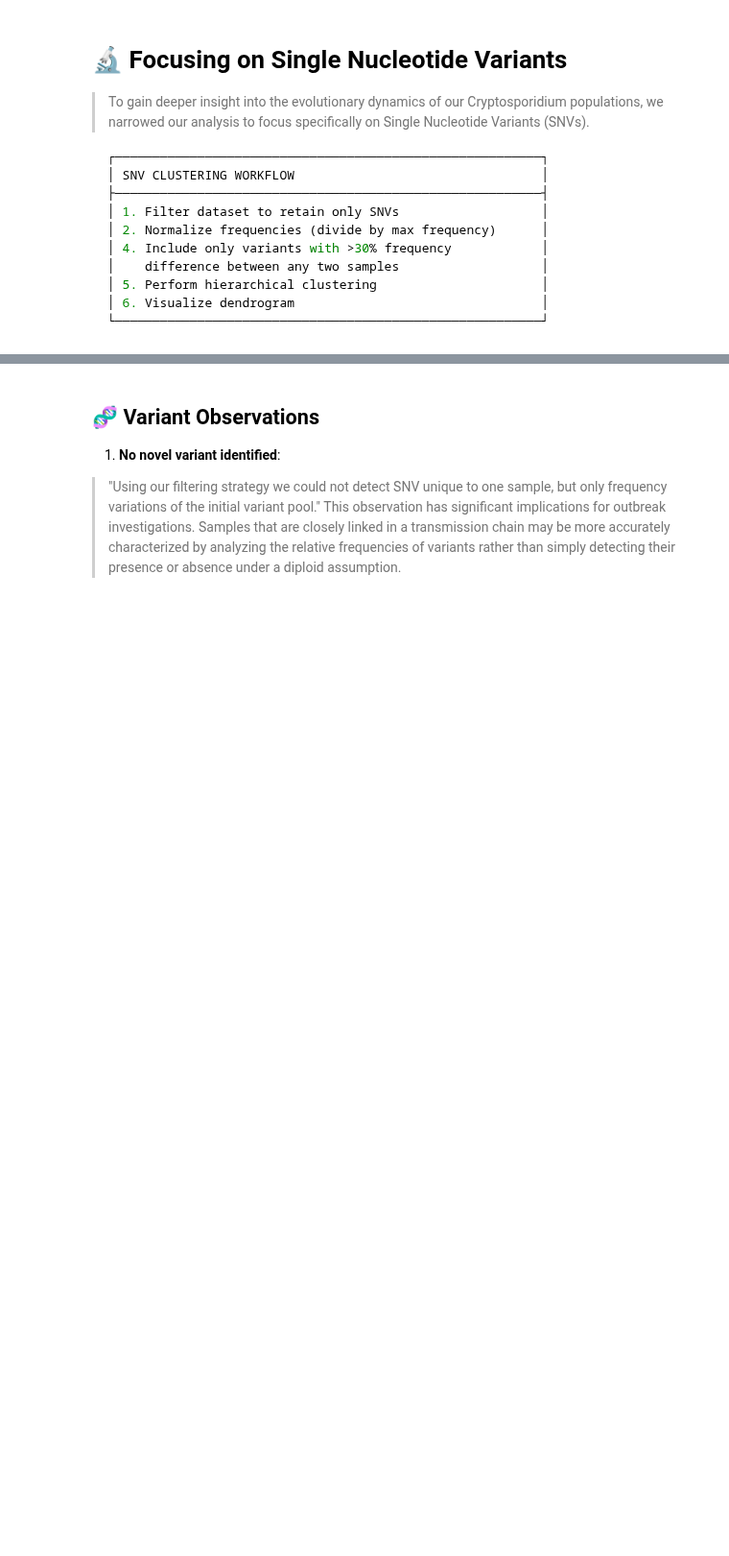
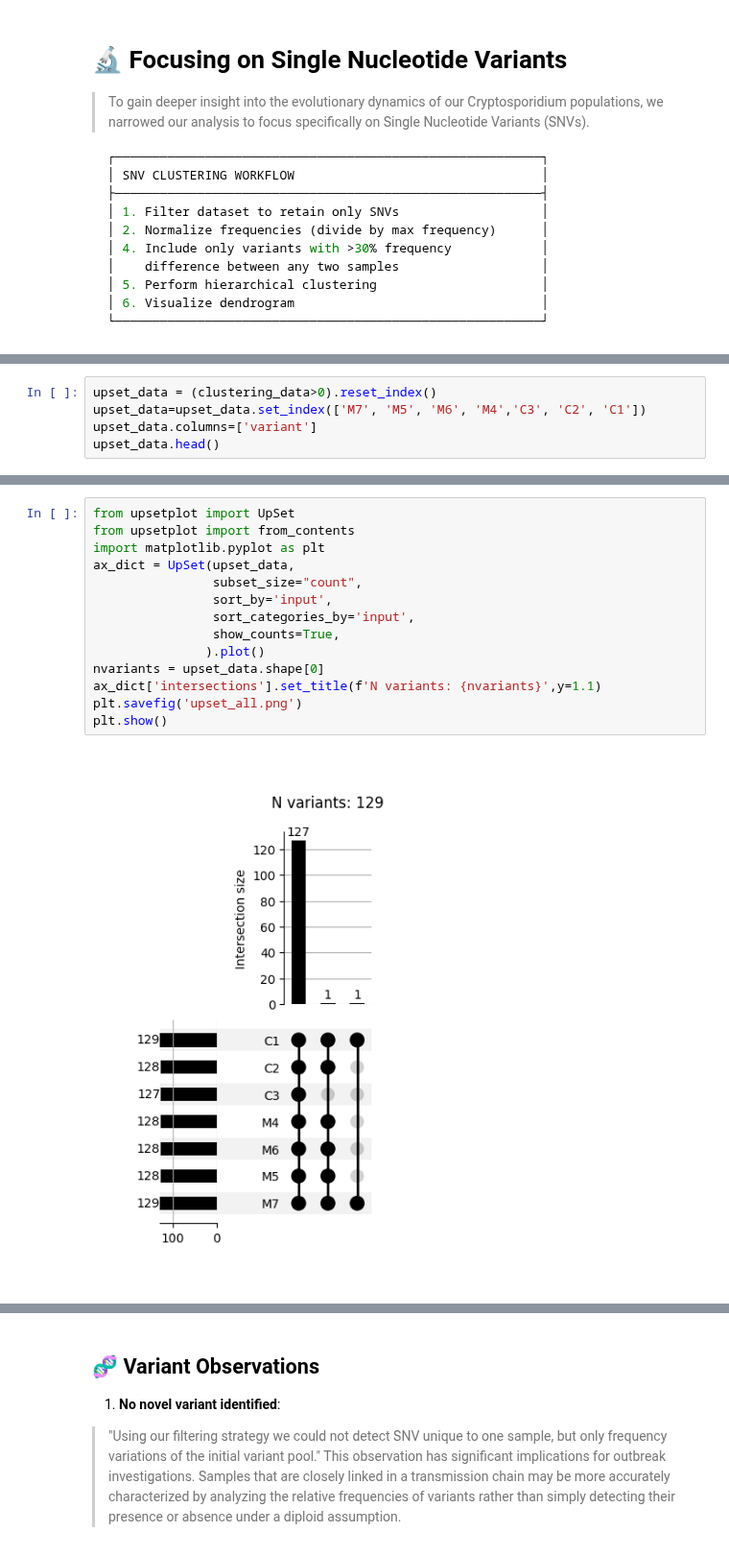
Before and after one commit to mtinti/cryptosporidium_host_adaptation, a Jupyter notebook: nbs/index.ipynb, the cells around one changed output, grey strips where cells are left out. Shown at 96% size. Saved outputs shown, nothing was run; the diff lists cells and outputs as text; blank space fills up the shorter version.

```diff
--- a/nbs/index.ipynb
+++ b/nbs/index.ipynb
@@ -270,0 +284,5 @@ selected variants: (129, 7)
+# %%
+upset_data = (clustering_data>0).reset_index()
+upset_data=upset_data.set_index(['M7', 'M5', 'M6', 'M4','C3', 'C2', 'C1'])
+upset_data.columns=['variant']
+upset_data.head()
@@ -270,0 +297,16 @@ selected variants: (129, 7)
+# %%
+from upsetplot import UpSet
+from upsetplot import from_contents
+import matplotlib.pyplot as plt
+ax_dict = UpSet(upset_data,
+                subset_size="count",
+                sort_by='input',
+                sort_categories_by='input',
+                show_counts=True,
+               ).plot()
+nvariants = upset_data.shape[0]
+ax_dict['intersections'].set_title(f'N variants: {nvariants}',y=1.1)
+plt.savefig('upset_all.png')
+plt.show()
+# %% [output]
+[figure, added]
```
Also changed, not shown: parts of 39 cells of this notebook, 18 other files.
